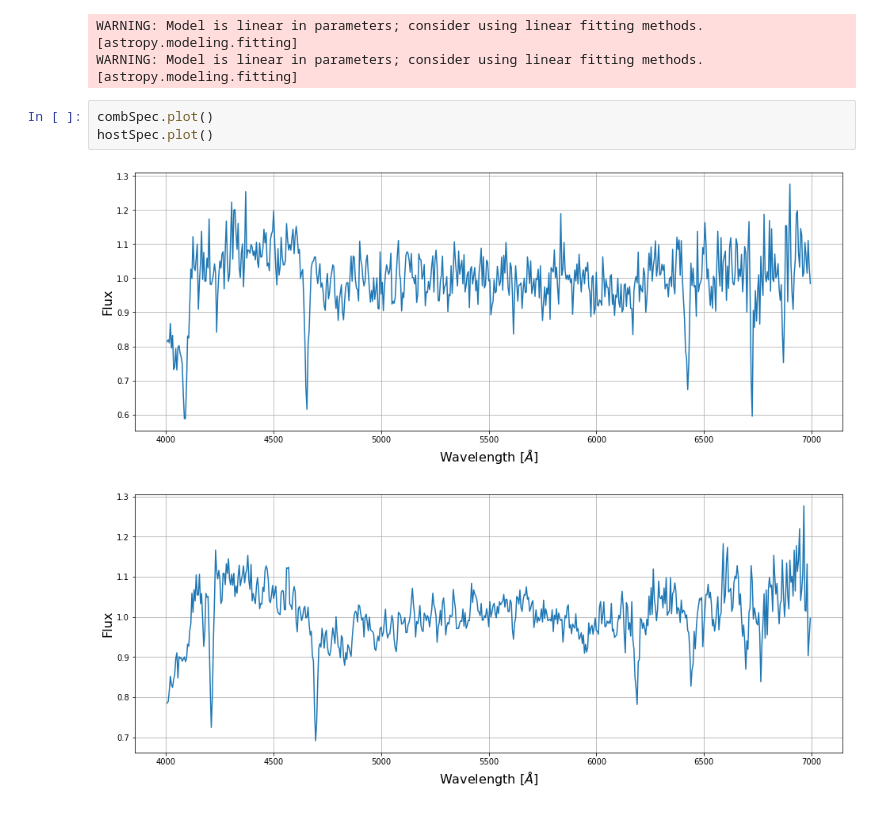
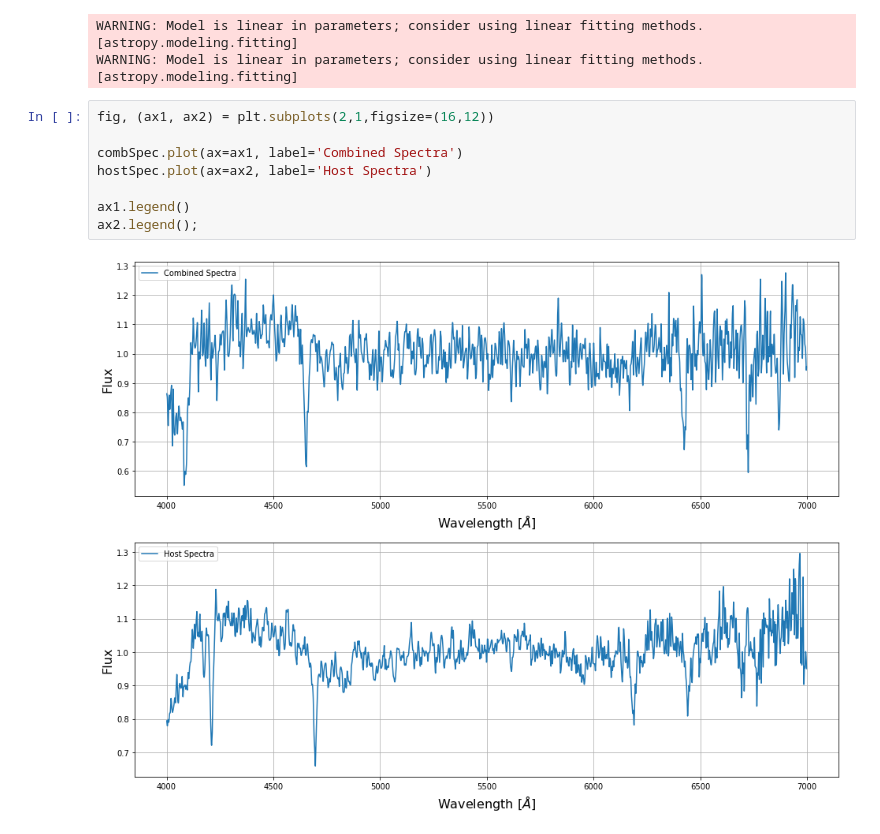
Before and after one commit to noahfranz13/ExoSpec, a Jupyter notebook: transitAnalysis.ipynb, the cells around one changed output. Drawn from its saved outputs; the diff is of its cells as text.

```diff
--- a/transitAnalysis.ipynb
+++ b/transitAnalysis.ipynb
@@ -19,9 +19,13 @@ hostSpec = BreyoSpec(postTransitPaths[0]) # host star spectrum
 # %% [output]
 WARNING: Model is linear in parameters; consider using linear fitting methods. [astropy.modeling.fitting]
 WARNING: Model is linear in parameters; consider using linear fitting methods. [astropy.modeling.fitting]
-# %%
-combSpec.plot()
-hostSpec.plot()
-# %% [output]
-[figure, removed]
-[figure, removed]
+# %%
+fig, (ax1, ax2) = plt.subplots(2,1,figsize=(16,12))
+
+combSpec.plot(ax=ax1, label='Combined Spectra')
+hostSpec.plot(ax=ax2, label='Host Spectra')
+
+ax1.legend()
+ax2.legend();
+# %% [output]
+[figure, added]
```
Also changed, not shown: parts of 1 cell of this notebook, 1 other file.
